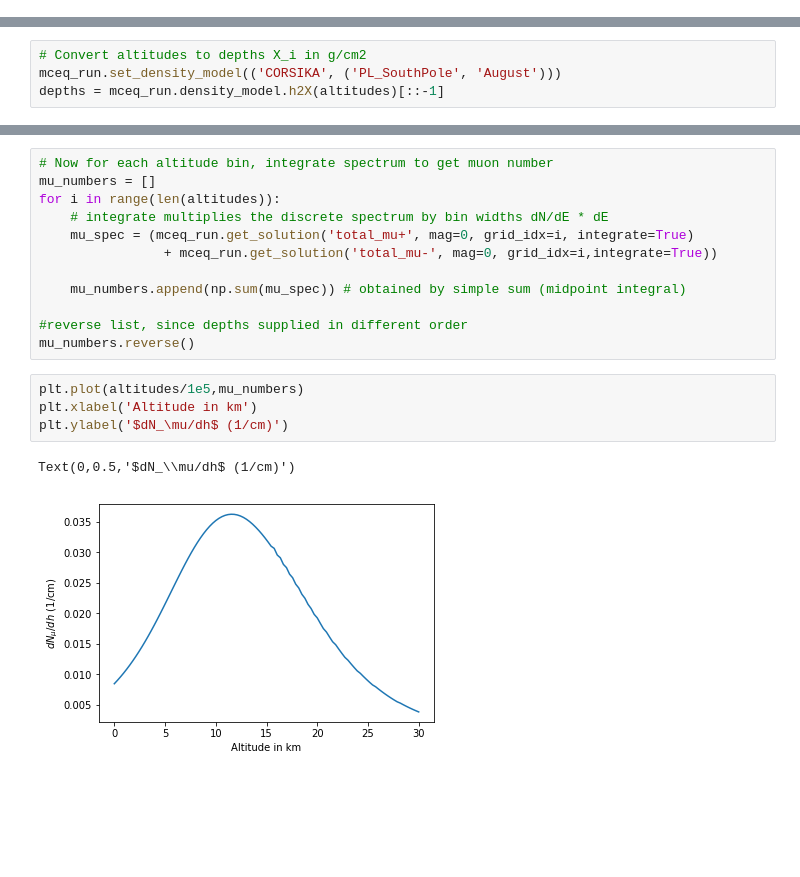
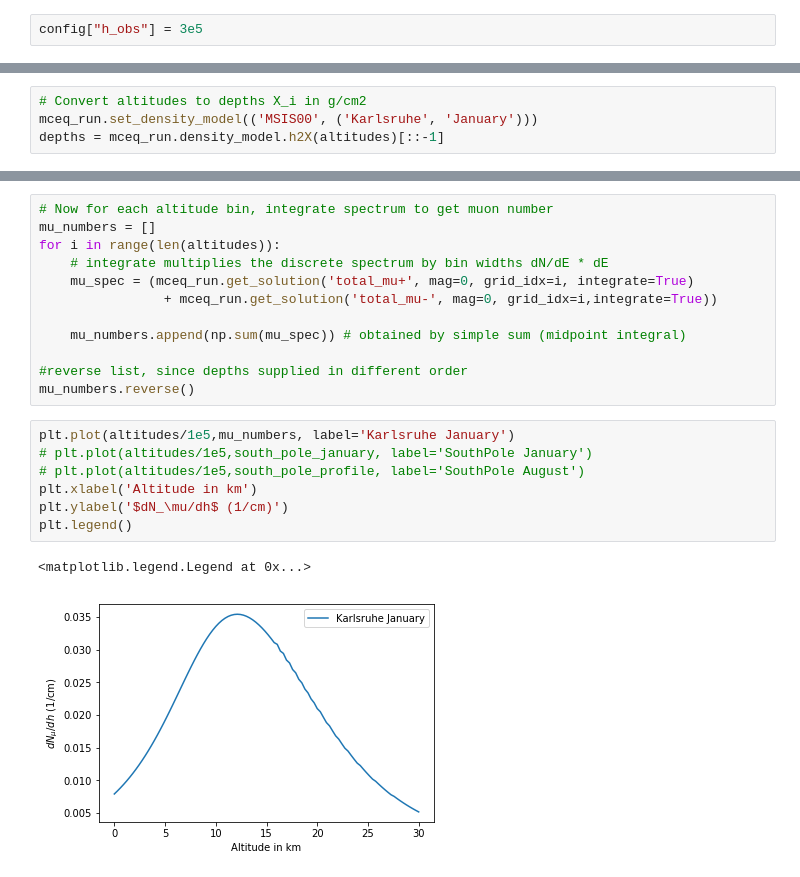
Before and after one commit to afedynitch/ISAPPMCEq, a Jupyter notebook: Atmospheres.ipynb, the cells around one changed output, grey strips where cells are left out. Drawn from its saved outputs; the diff is of its cells as text; blank space fills up the shorter version.

```diff
--- a/Atmospheres.ipynb
+++ b/Atmospheres.ipynb
@@ -100,6 +100,8 @@ plt.legend()
 # %% [output]
 <matplotlib.legend.Legend at 0x...>
 [figure]
+# %%
+config["h_obs"] = 3e5
 # %%
 mceq_run = MCEqRun(
 #provide the string of the interaction model
@@ -143,5 +142,5 @@ CorsikaAtmosphere::calculate_density_spline(): Calculating spline of rho(X) for
 # Warning: the dependence between altitude h and depth X depends on the density profile and thus the currently selected model
 # %%
 # Convert altitudes to depths X_i in g/cm2
-mceq_run.set_density_model(('CORSIKA', ('PL_SouthPole', 'August')))
+mceq_run.set_density_model(('MSIS00', ('Karlsruhe', 'January')))
 depths = mceq_run.density_model.h2X(altitudes)[::-1]
@@ -174,9 +164,12 @@ for i in range(len(altitudes)):
 #reverse list, since depths supplied in different order
 mu_numbers.reverse()
 # %%
-plt.plot(altitudes/1e5,mu_numbers)
+plt.plot(altitudes/1e5,mu_numbers, label='Karlsruhe January')
+# plt.plot(altitudes/1e5,south_pole_january, label='SouthPole January')
+# plt.plot(altitudes/1e5,south_pole_profile, label='SouthPole August')
 plt.xlabel('Altitude in km')
 plt.ylabel('$dN_\mu/dh$ (1/cm)')
+plt.legend()
 # %% [output]
-Text(0,0.5,'$dN_\\mu/dh$ (1/cm)')
+<matplotlib.legend.Legend at 0x...>
-[figure, old version]
+[figure, new version]
```
Also changed, not shown: parts of 10 cells of this notebook, 2 other files.
